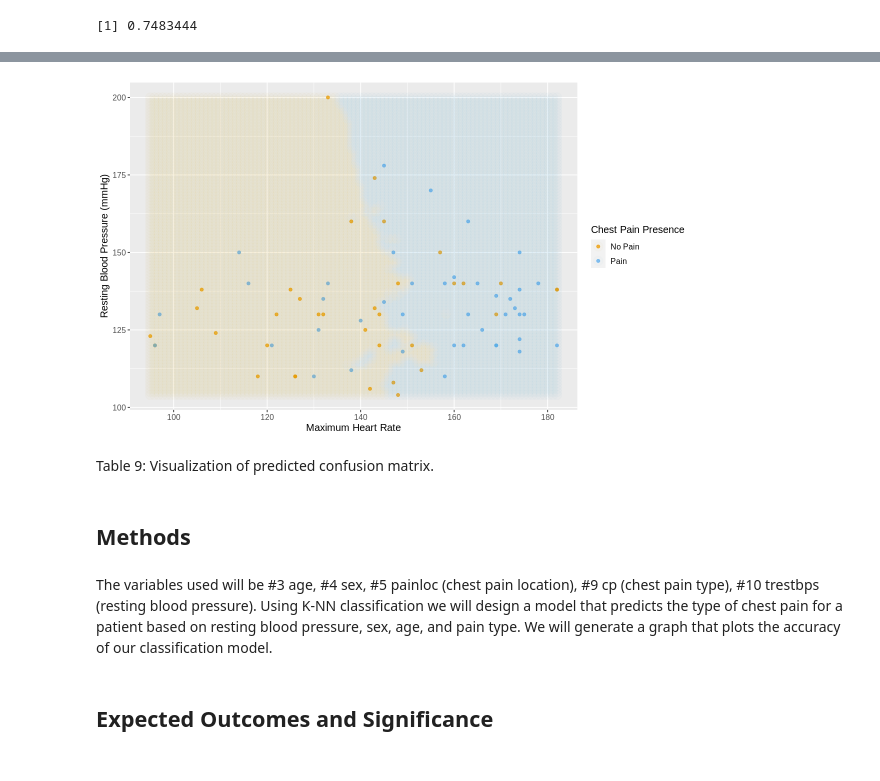
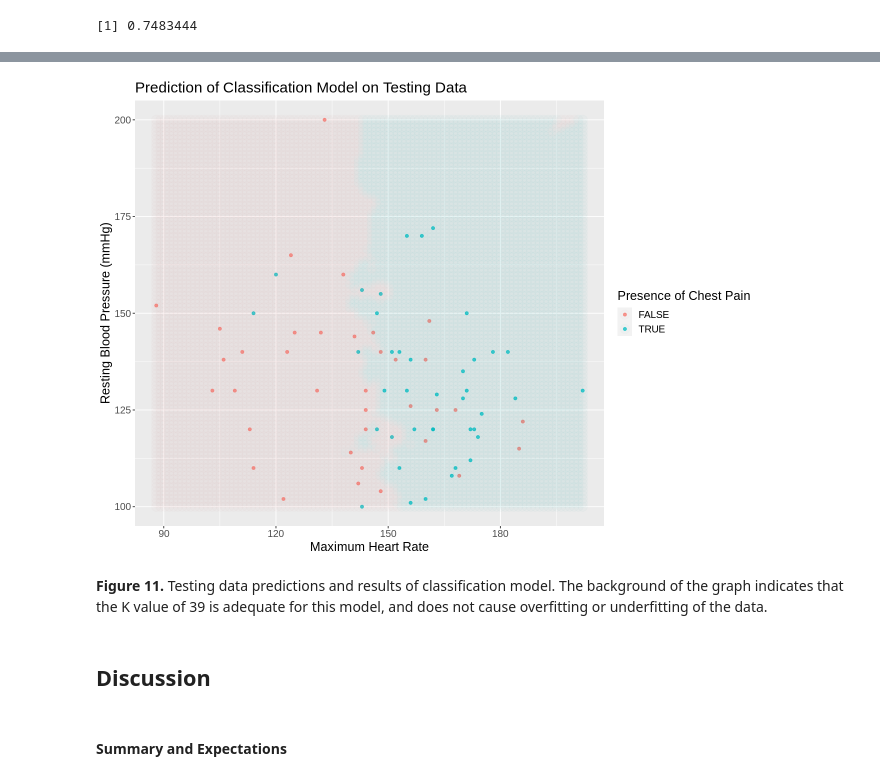
Before and after one commit to sollchi/dsci_100_project_group_36, a Jupyter notebook: Proposal.ipynb, the cells around one changed output, grey strips where cells are left out. Saved outputs shown, nothing was run; the diff lists cells and outputs as text; code cells hidden in the pictures.

```diff
--- a/Proposal.ipynb
+++ b/Proposal.ipynb
@@ -89,20 +161,25 @@ Table 1: Raw data from Cleveland which contains 302 rows of data.
 # %%
+# Filtering for observations with unknown values
 cleveland_new <- subset(cleveland, trestbps != "?")
+cleveland_new <- subset(cleveland_new, thalach != "?")
 
+# Editing columns for analysis
 cleveland_new <- select(cleveland_new, age, sex, cp, trestbps, thalach) |>
     mutate(sex = ifelse(sex == 0, "male", "female")) |>
     mutate(cp = recode(cp,
-                     `1` = "typical angina",
-                     `2` = "atypical angina",
-                     `3` = "non-anginal pain",
-                     `4` = "asymptomatic")) |>
+        `1` = "typical angina",
+        `2` = "atypical angina",
+        `3` = "non-anginal pain",
+        `4` = "asymptomatic")) |>
     mutate(sex = as_factor(sex)) |>
     mutate(trestbps = as.numeric(trestbps)) |>
     mutate(cp = as_factor(cp))
 
+# Adding new chestpain column
 cleveland_new <- mutate(cleveland_new, chestpain = as.factor(ifelse(is.na(cp), NA, (cp != "asymptomatic"))))
 
 head(cleveland_new)
+nrow(cleveland_new)
 # %% [output]
 A tibble: 6 × 6
 | age | sex | cp | trestbps | thalach | chestpain |
@@ -120,11 +200,16 @@ Table 2: Wrangled and cleaned data containing variables of interest. Chest pain
 # %%
+# Setting seed to create reproducible data
 set.seed(42)
-cleveland_split <- initial_split(cleveland_new, prop = 0.75, strata = cp)
+
+# Splitting data frame into training and testing sets
+cleveland_split <- initial_split(cleveland_new, prop = 0.75, strata = chestpain)
 cleveland_train <- training(cleveland_split)
 cleveland_test <- testing(cleveland_split)
 
 nrow(cleveland_train)
 nrow(cleveland_test)
+
+# Checking proportions of training and testing sets
 cleveland_ratio <- nrow(cleveland_train)/(nrow(cleveland_train) + nrow(cleveland_test))
 cleveland_ratio
 # %% [output]
@@ -283,48 +459,32 @@ Table 8: Confusion matrix for predicted chest pain type using the test data.
 # %%
-thal_grid <- seq(min(cleveland_test$thalach),
-                max(cleveland_test$thalach),
-                length.out = 100)
-trest_grid <- seq(min(cleveland_test$trestbps),
-                max(cleveland_test$trestbps),
-                length.out = 100)
-asgrid <- as_tibble(expand.grid(thalach = thal_grid,
-                                trestbps = trest_grid))
+# Checking for over/underfitting
+thal_grid <- seq(min(cleveland_test$thalach), max(cleveland_test$thalach), length.out = 100)
+
+trest_grid <- seq(min(cleveland_test$trestbps), max(cleveland_test$trestbps), length.out = 100)
+
+asgrid <- as_tibble(expand.grid(thalach = thal_grid, trestbps = trest_grid))
 
 knnPredGrid <- predict(best_fit, asgrid)
 
 prediction_table <- bind_cols(knnPredGrid, asgrid) |>
-  rename(chestpain = .pred_class)
+    rename(chestpain = .pred_class)
 
-wkflw_plot <-
-  ggplot() +
-  geom_point(data = cleveland_test,
-             mapping = aes(x = thalach,
-                           y = trestbps,
-                           color = chestpain),
-             alpha = 0.75) +
-  geom_point(data = prediction_table,
-             mapping = aes(x = thalach,
-                           y = trestbps,
-                           color = chestpain),
-             alpha = 0.02,
-             size = 5) +
-  labs(color = "Chest Pain Presence",
-       x = "Maximum Heart Rate",
-       y = "Resting Blood Pressure (mmHg)") +
-  scale_color_manual(labels = c("No Pain", "Pain"),
-                     values = c("orange2", "steelblue2")) +
-  theme(text = element_text(size = 12))
+options(repr.plot.width=11, repr.plot.height=8)
+
+wkflw_plot <- ggplot() +
+    geom_point(data = cleveland_test, mapping = aes(x = thalach, y = trestbps, color = chestpain), alpha = 0.75) +
+    geom_point(data = prediction_table, mapping = aes(x = thalach, y = trestbps, color = chestpain), alpha = 0.02, size = 5) +
+    labs(color = "Presence of Chest Pain", x = "Maximum Heart Rate", y = "Resting Blood Pressure (mmHg)") +
+    ggtitle("Prediction of Classification Model on Testing Data") +
+    theme(text = element_text(size = 15))
 
 wkflw_plot
 # %% [output]
-[figure, old version]
+[figure, new version]
 # %% [markdown]
-Table 9: Visualization of predicted confusion matrix.
+**Figure 11.** Testing data predictions and results of classification model. The background of the graph indicates that the K value of 39 is adequate for this model, and does not cause overfitting or underfitting of the data.
-# %% [markdown]
-## Methods
-# %% [markdown]
-The variables used will be #3 age, #4 sex, #5 painloc (chest pain location), #9 cp (chest pain type), #10 trestbps (resting blood pressure). Using K-NN classification we will design a model that predicts the type of chest pain for a patient based on resting blood pressure, sex, age, and pain type.
-We will generate a graph that plots the accuracy of our classification model.
 # %% [markdown]
-## Expected Outcomes and Significance
+## Discussion
+# %% [markdown]
+#### Summary and Expectations
 # %% [markdown]
```
Also changed, not shown: parts of 77 cells of this notebook.
